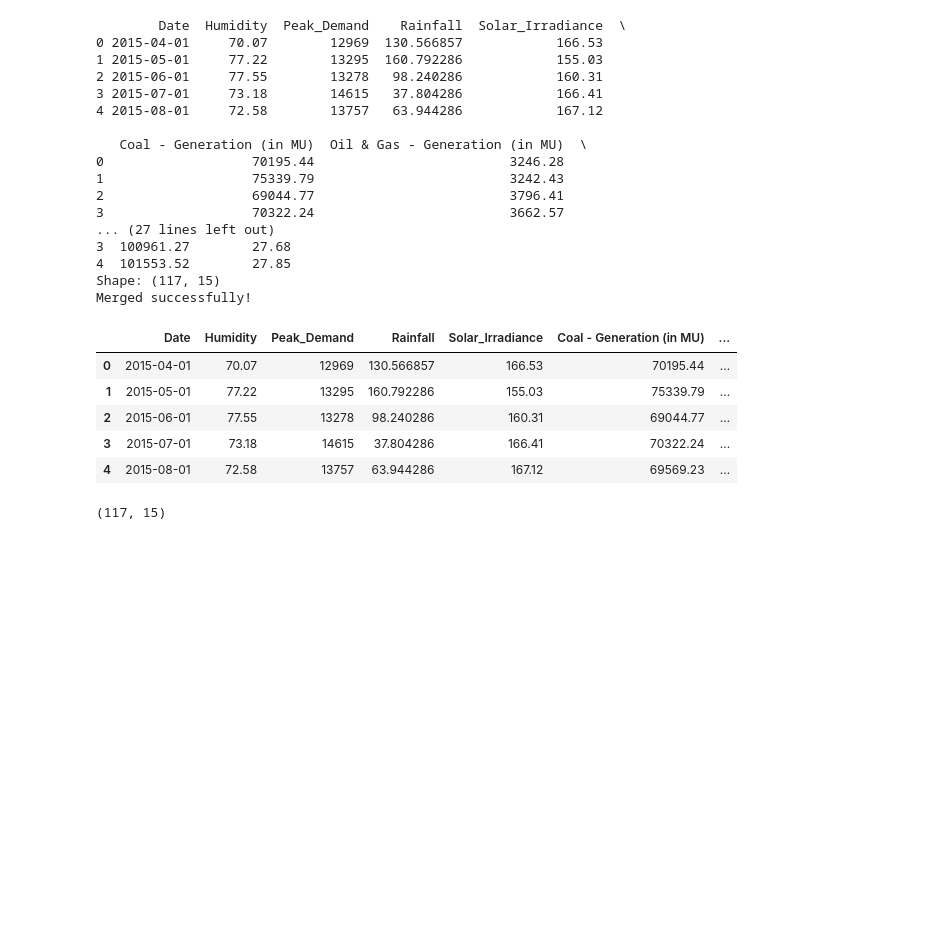
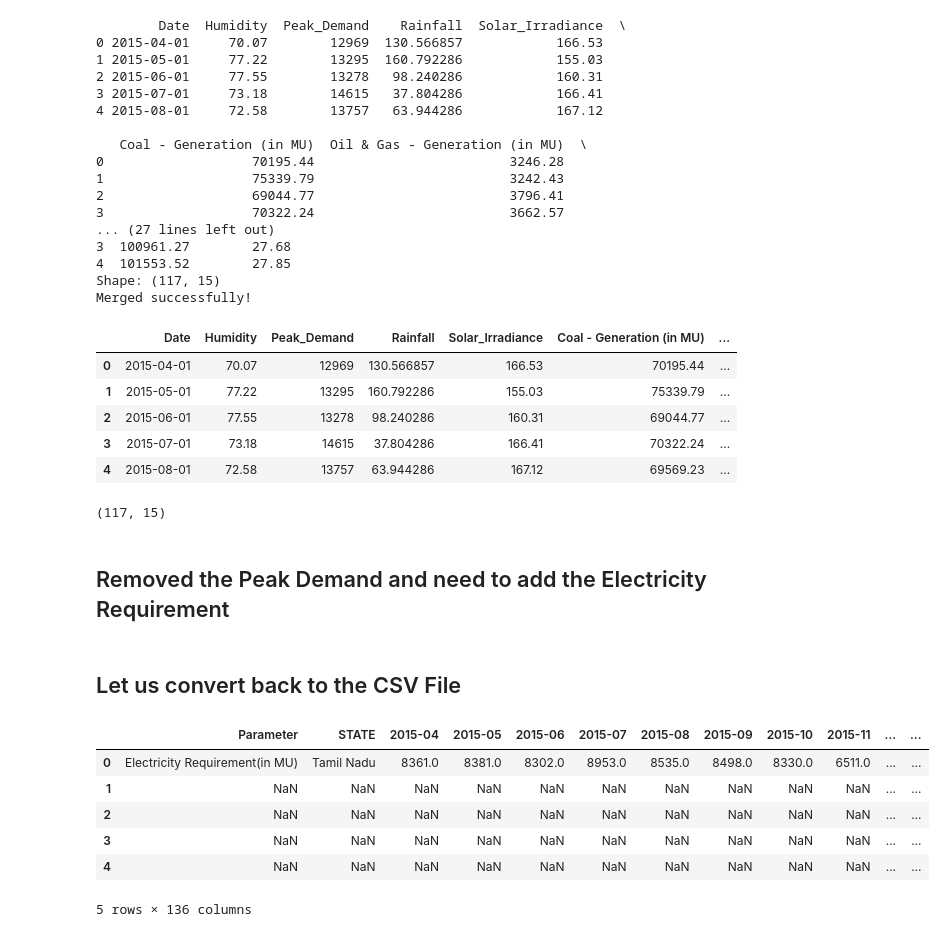
Before and after one commit to tamil43/Final-year-project-2027, a Jupyter notebook: Electricity Demand and Supply Forecasting/Data_pre_processing/exploring_data.ipynb, the cells around one changed output. Cells and saved outputs as stored; diff of their text form; code cells hidden in the pictures; blank space fills up the shorter version.

Commit message:
Preprocessed the dataset now need to train the model

```diff
--- a/Electricity Demand and Supply Forecasting/Data_pre_processing/exploring_data.ipynb
+++ b/Electricity Demand and Supply Forecasting/Data_pre_processing/exploring_data.ipynb
@@ -196,3 +196,5 @@ final.head()
 final.shape
 # %% [output]
 (117, 15)
+# %% [markdown]
+## Removed the Peak Demand and need to add the Electricity Requirement
@@ -198,0 +203,2 @@ final.shape
+# %% [markdown]
+## Let us convert back to the CSV File
@@ -198,0 +207,11 @@ final.shape
+# %%
+er=pd.read_csv("../Datasets/Electricity Requirement.csv")
+er.head()
+# %% [output]
+|  | Parameter | STATE | 2015-04 | 2015-05 | 2015-06 | 2015-07 | 2015-08 | 2015-09 | 2015-10 | 2015-11 | ... | ... |
+| 0 | Electricity Requirement(in MU) | Tamil Nadu | 8361.0 | 8381.0 | 8302.0 | 8953.0 | 8535.0 | 8498.0 | 8330.0 | 6511.0 | ... | ... |
+| 1 | NaN | NaN | NaN | NaN | NaN | NaN | NaN | NaN | NaN | NaN | ... | ... |
+| 2 | NaN | NaN | NaN | NaN | NaN | NaN | NaN | NaN | NaN | NaN | ... | ... |
+| 3 | NaN | NaN | NaN | NaN | NaN | NaN | NaN | NaN | NaN | NaN | ... | ... |
+| 4 | NaN | NaN | NaN | NaN | NaN | NaN | NaN | NaN | NaN | NaN | ... | ... |
+5 rows × 136 columns
```
Also changed, not shown: parts of 26 cells of this notebook, 1 other file.
